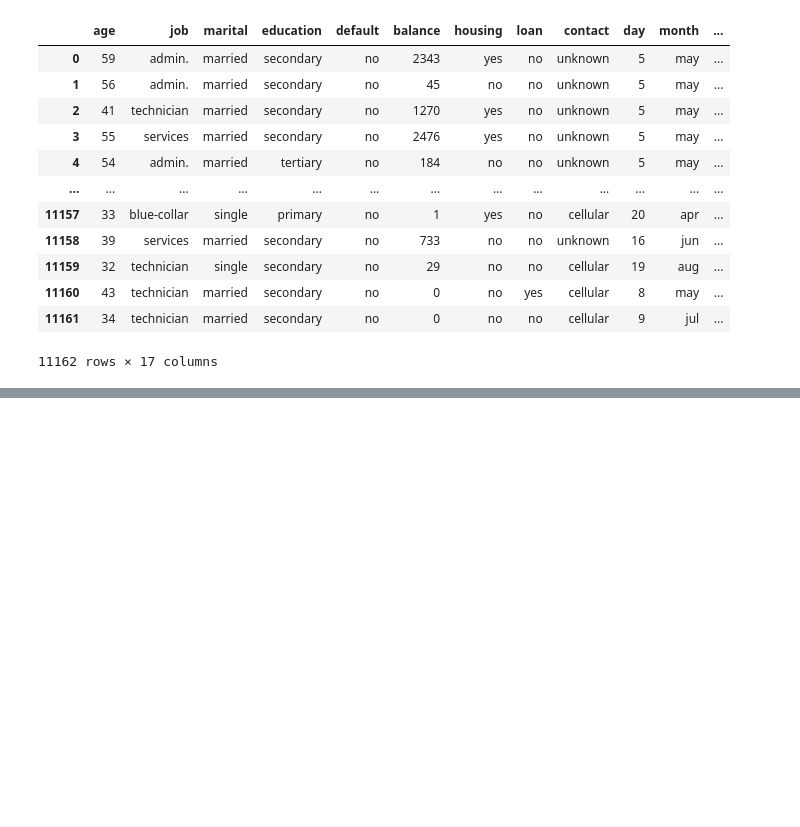
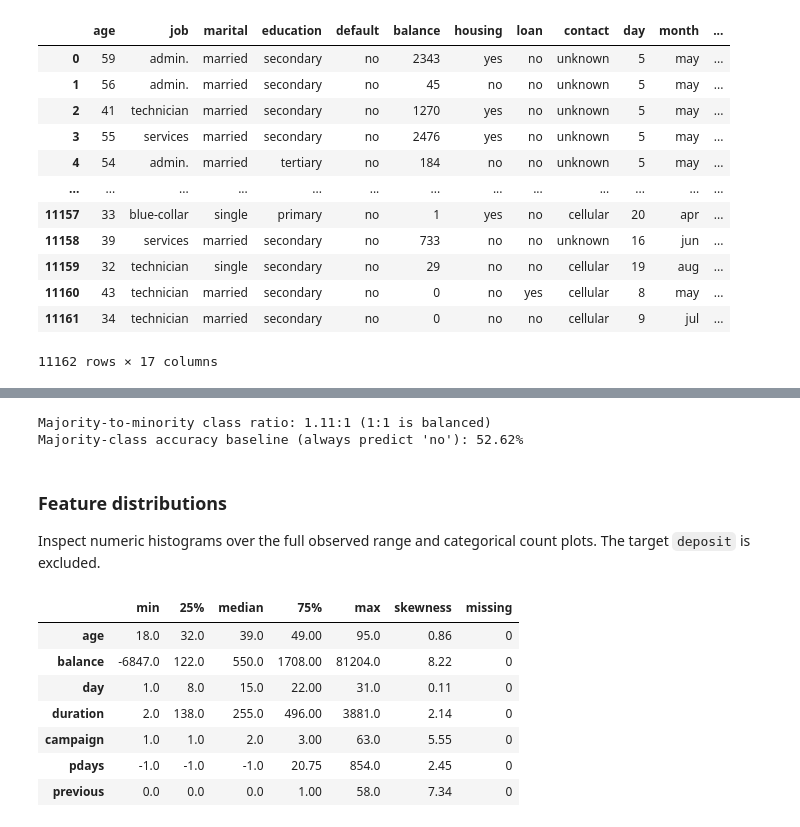
Before and after one commit to lance-kluge/bankChurnML, a Jupyter notebook: bankChurn.ipynb, the cells around one changed output, grey strips where cells are left out. Saved outputs shown, nothing was run; the diff lists cells and outputs as text; code cells hidden in the pictures; blank space fills up the shorter version.

```diff
--- a/bankChurn.ipynb
+++ b/bankChurn.ipynb
@@ -24,0 +40,39 @@ df
+# %%
+# Quantify imbalance among the observed, non-missing classes.
+majority_class = class_counts.idxmax()
+majority_baseline = class_counts.max() / class_counts.sum()
+
+if len(class_counts) > 1:
+    imbalance_ratio = class_counts.max() / class_counts.min()
+    print(f"Majority-to-minority class ratio: {imbalance_ratio:.2f}:1 (1:1 is balanced)")
+else:
+    print("Only one observed class; a class imbalance ratio is not defined.")
+
+print(f"Majority-class accuracy baseline (always predict '{majority_class}'): {majority_baseline:.2%}")
+# %% [output]
+Majority-to-minority class ratio: 1.11:1 (1:1 is balanced)
+Majority-class accuracy baseline (always predict 'no'): 52.62%
+# %% [markdown]
+### Feature distributions
+
+Inspect numeric histograms over the full observed range and categorical count plots. The target `deposit` is excluded.
+# %%
+import matplotlib.pyplot as plt
+
+features = df.drop(columns='deposit')
+numeric_features = features.select_dtypes(include='number')
+
+numeric_summary = numeric_features.describe().T[['min', '25%', '50%', '75%', 'max']]
+numeric_summary = numeric_summary.rename(columns={'50%': 'median'})
+numeric_summary['skewness'] = numeric_features.skew()
+numeric_summary['missing'] = numeric_features.isna().sum()
+numeric_summary.round(2)
+# %% [output]
+|  | min | 25% | median | 75% | max | skewness | missing |
+| age | 18.0 | 32.0 | 39.0 | 49.00 | 95.0 | 0.86 | 0 |
+| balance | -6847.0 | 122.0 | 550.0 | 1708.00 | 81204.0 | 8.22 | 0 |
+| day | 1.0 | 8.0 | 15.0 | 22.00 | 31.0 | 0.11 | 0 |
+| duration | 2.0 | 138.0 | 255.0 | 496.00 | 3881.0 | 2.14 | 0 |
+| campaign | 1.0 | 1.0 | 2.0 | 3.00 | 63.0 | 5.55 | 0 |
+| pdays | -1.0 | -1.0 | -1.0 | 20.75 | 854.0 | 2.45 | 0 |
+| previous | 0.0 | 0.0 | 0.0 | 1.00 | 58.0 | 7.34 | 0 |
```
Also changed, not shown: parts of 4 cells of this notebook.
